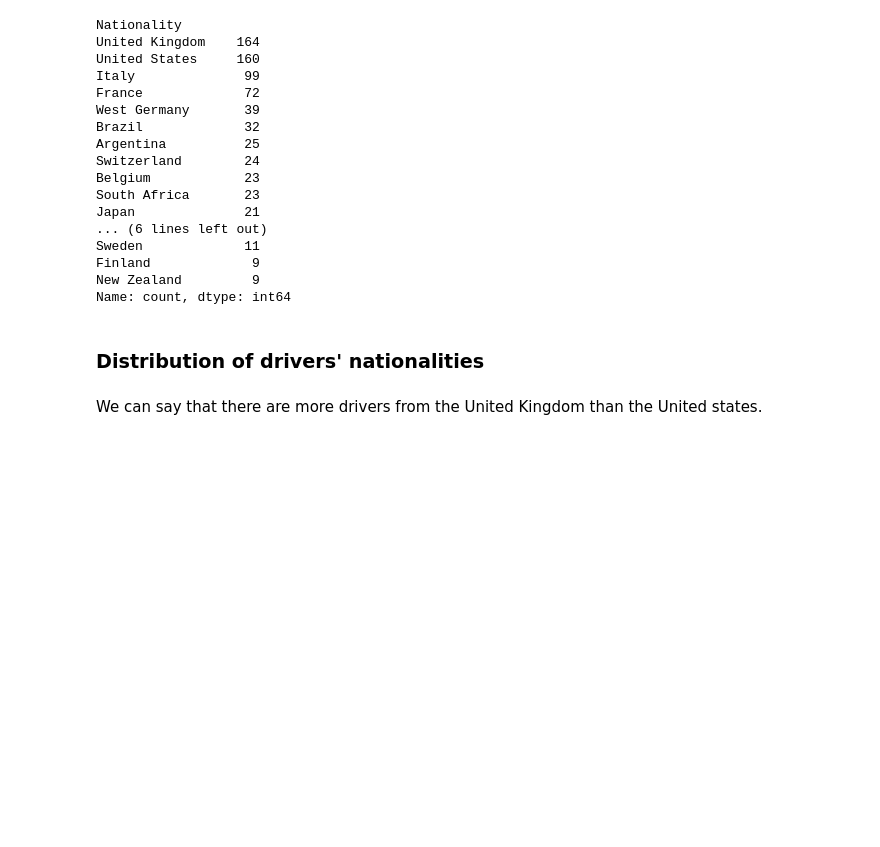
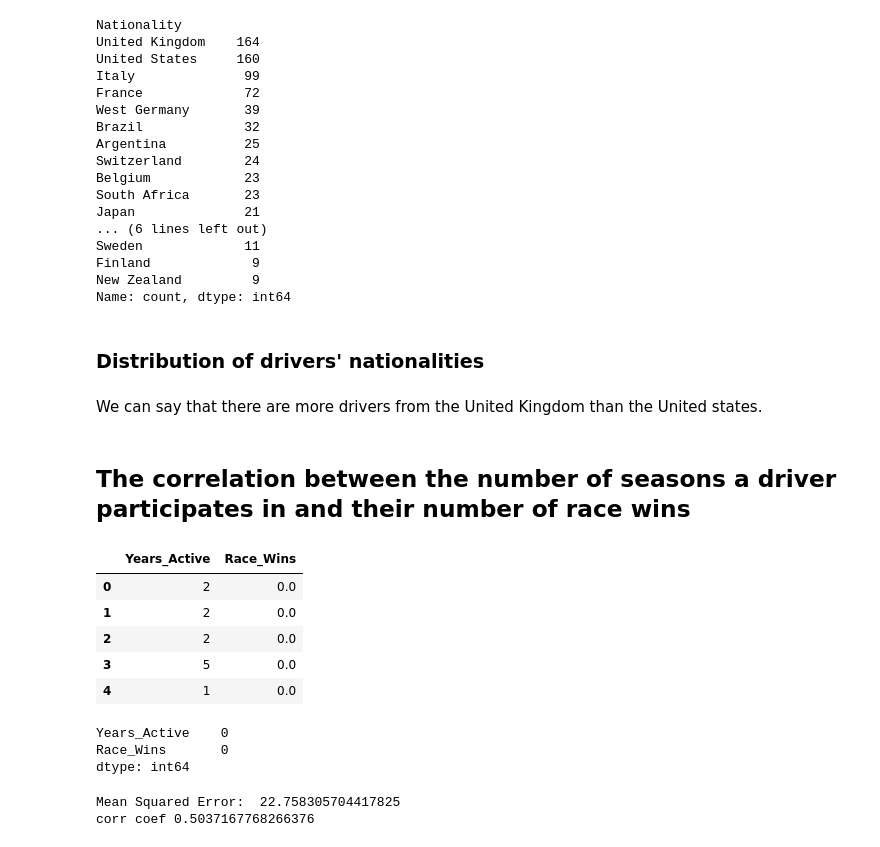
Before and after one commit to p4rz1v4l26/F1-Analysis, a Jupyter notebook: index.ipynb, the cells around one changed output. Saved outputs shown, nothing was run; the diff lists cells and outputs as text; code cells hidden in the pictures; blank space fills up the shorter version.

```diff
--- a/index.ipynb
+++ b/index.ipynb
@@ -86,3 +86,21 @@ def generate_chart(names, values):
 generate_chart(nationality_drivers.index,nationality_drivers.values)
 # %% [markdown]
 We can say that there are more drivers from the United Kingdom than the United states.
+# %% [markdown]
+## The correlation between the number of seasons a driver participates in and their number of race wins
+# %%
+df_winsvsyears = df[['Years_Active','Race_Wins']]
+df_winsvsyears.head()
+# %% [output]
+|  | Years_Active | Race_Wins |
+| 0 | 2 | 0.0 |
+| 1 | 2 | 0.0 |
+| 2 | 2 | 0.0 |
+| 3 | 5 | 0.0 |
+| 4 | 1 | 0.0 |
+# %%
+df_winsvsyears.isnull().sum()
+# %% [output]
+Years_Active    0
+Race_Wins       0
+dtype: int64
@@ -88,0 +115,9 @@ We can say that there are more drivers from the United Kingdom than the United s
+# %%
+corr_coef = df['Years_Active'].corr(df['Race_Wins'])
+mse = mean_squared_error(y_test, y_pred)
+
+print("Mean Squared Error: ", mse)
+print("corr coef",corr_coef)
+# %% [output]
+Mean Squared Error:  22.758305704417825
+corr coef 0.5037167768266376
```
Also changed, not shown: parts of 2 cells of this notebook.
